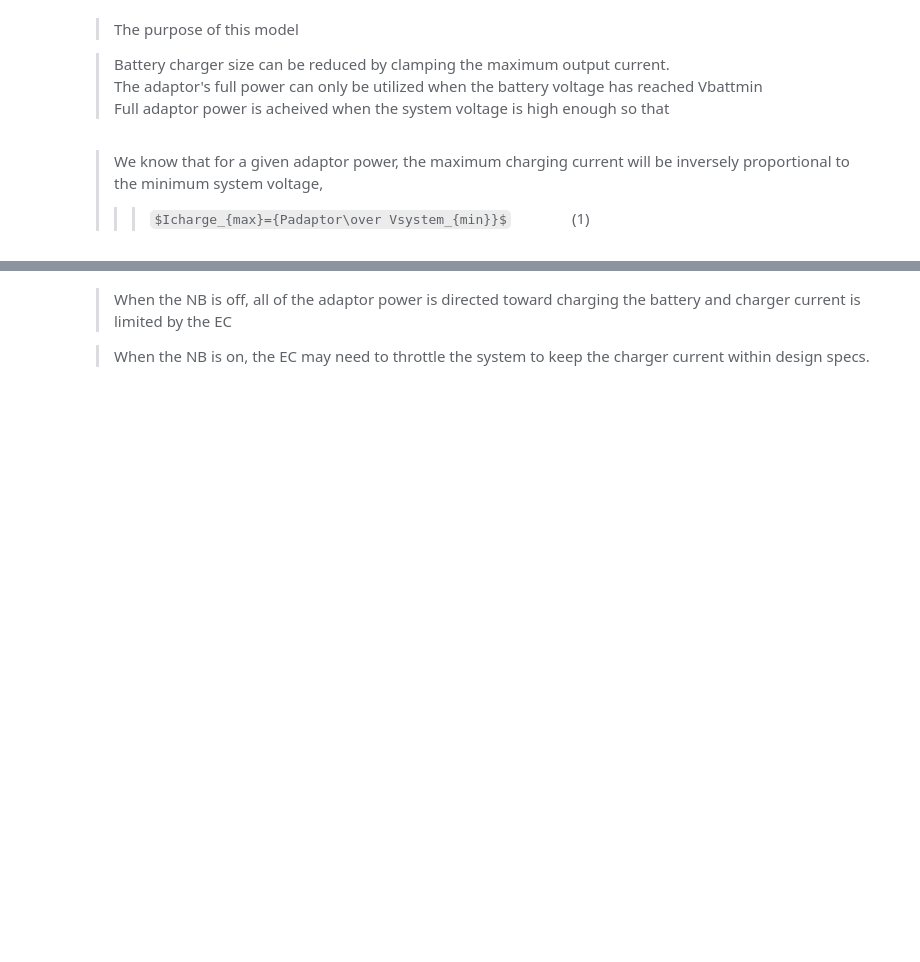
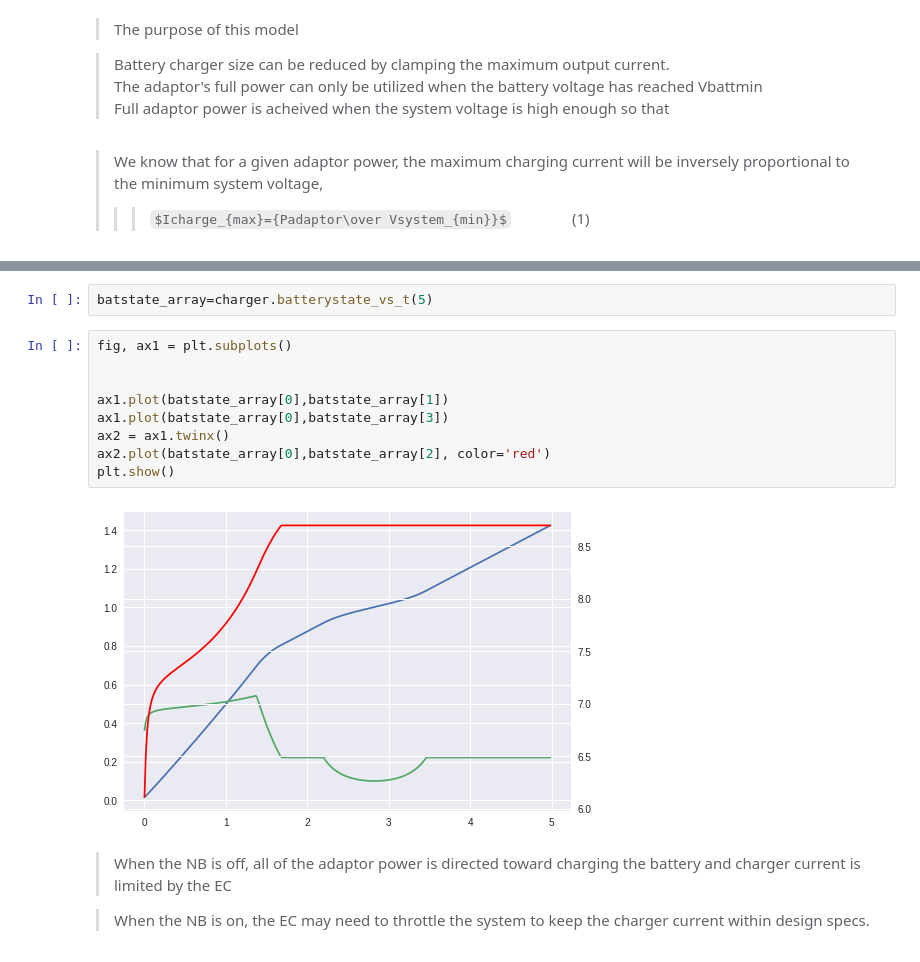
Before and after one commit to grkidwell/nvdc_batterycharger, a Jupyter notebook: max_charge_current.ipynb, the cells around one changed output, grey strips where cells are left out. Drawn from its saved outputs; the diff is of its cells as text; some formulas as TeX source; blank space fills up the shorter version.

```diff
--- a/max_charge_current.ipynb
+++ b/max_charge_current.ipynb
@@ -233,3 +327,16 @@ plt.show()
+# %%
+batstate_array=charger.batterystate_vs_t(5)
+# %%
+fig, ax1 = plt.subplots()
+
+
+ax1.plot(batstate_array[0],batstate_array[1])
+ax1.plot(batstate_array[0],batstate_array[3])
+ax2 = ax1.twinx()
+ax2.plot(batstate_array[0],batstate_array[2], color='red')
+plt.show()
+# %% [output]
+[figure, added]
 # %% [markdown]
 > When the NB is off, all of the adaptor power is directed toward charging the battery and charger current is limited by the EC
 
```
Also changed, not shown: parts of 12 cells of this notebook.
